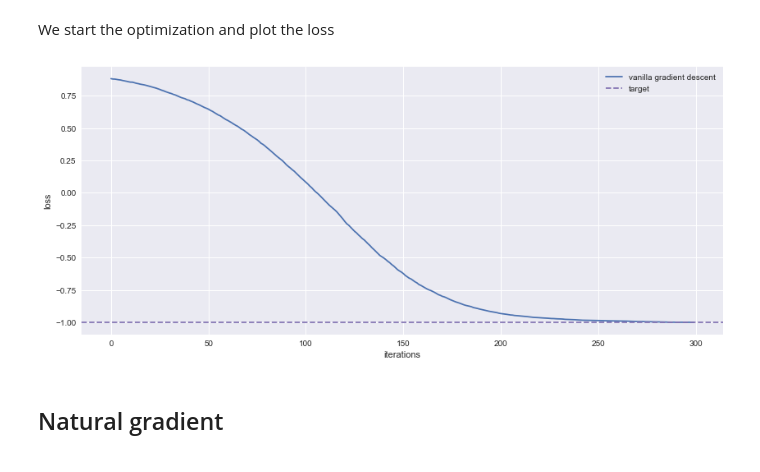
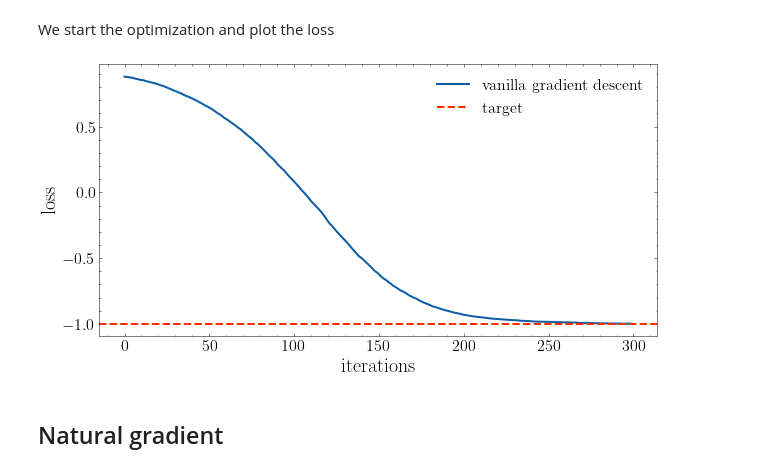
Before and after one commit to zlaabsi/quantum_ml, a Jupyter notebook: optimization/train_param_q_circuit.ipynb, the cells around one changed output. Drawn from its saved outputs; the diff is of its cells as text; code cells hidden in the pictures.

```diff
--- a/optimization/train_param_q_circuit.ipynb
+++ b/optimization/train_param_q_circuit.ipynb
@@ -172,23 +173,28 @@ We start the optimization and plot the loss
 # %%
 x_opt, fx_opt, nfevs = gd.optimize(
     initial_point.size,    # number of parameters
     evaluate_expectation,  # function to minimize
     gradient_function=evaluate_gradient,  # function to evaluate gradient
     initial_point=initial_point  # initial point
 )
 
 import matplotlib.pyplot as plt
 import numpy as np
 
-plt.style.use("seaborn")
-plt.figure(figsize=(7, 3))
+plt.style.use(['science'])
+plt.rcParams['xtick.labelsize'] = 16
+plt.rcParams['ytick.labelsize'] = 16
+plt.rcParams['axes.labelsize'] = 20
+plt.rcParams['lines.linewidth'] = 3
+
+plt.figure(figsize=(10, 5))
 plt.plot(gd_loss, label='vanilla gradient descent')
 plt.axhline(-1, ls='--', c='C3', label='target')
 plt.ylabel('loss')
 plt.xlabel('iterations')
-plt.legend();
+plt.legend(prop={'size': 16});
 # %% [output]
-[figure, old version]
+[figure, new version]
 # %% [markdown]
 ## Natural gradient
 # %% [markdown]
```
Also changed, not shown: parts of 9 cells of this notebook.
